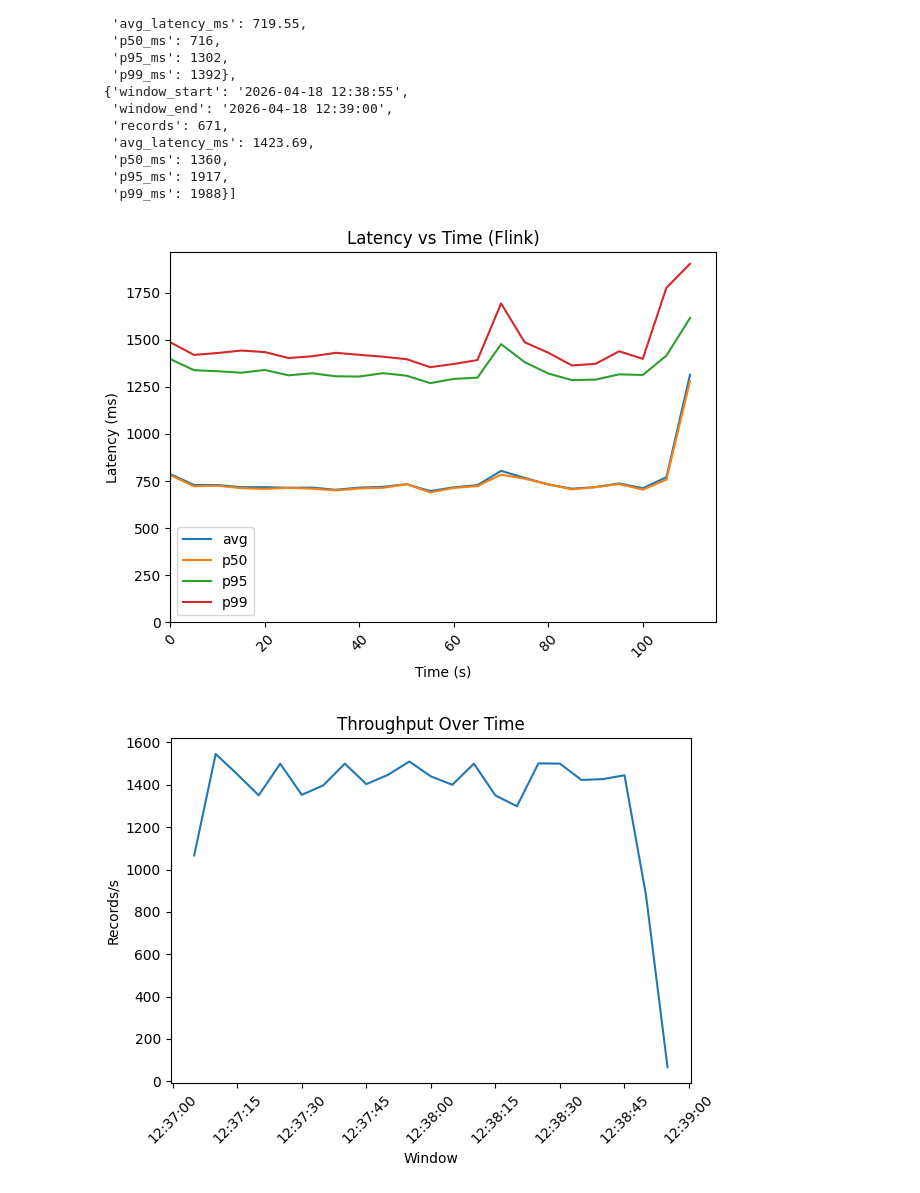
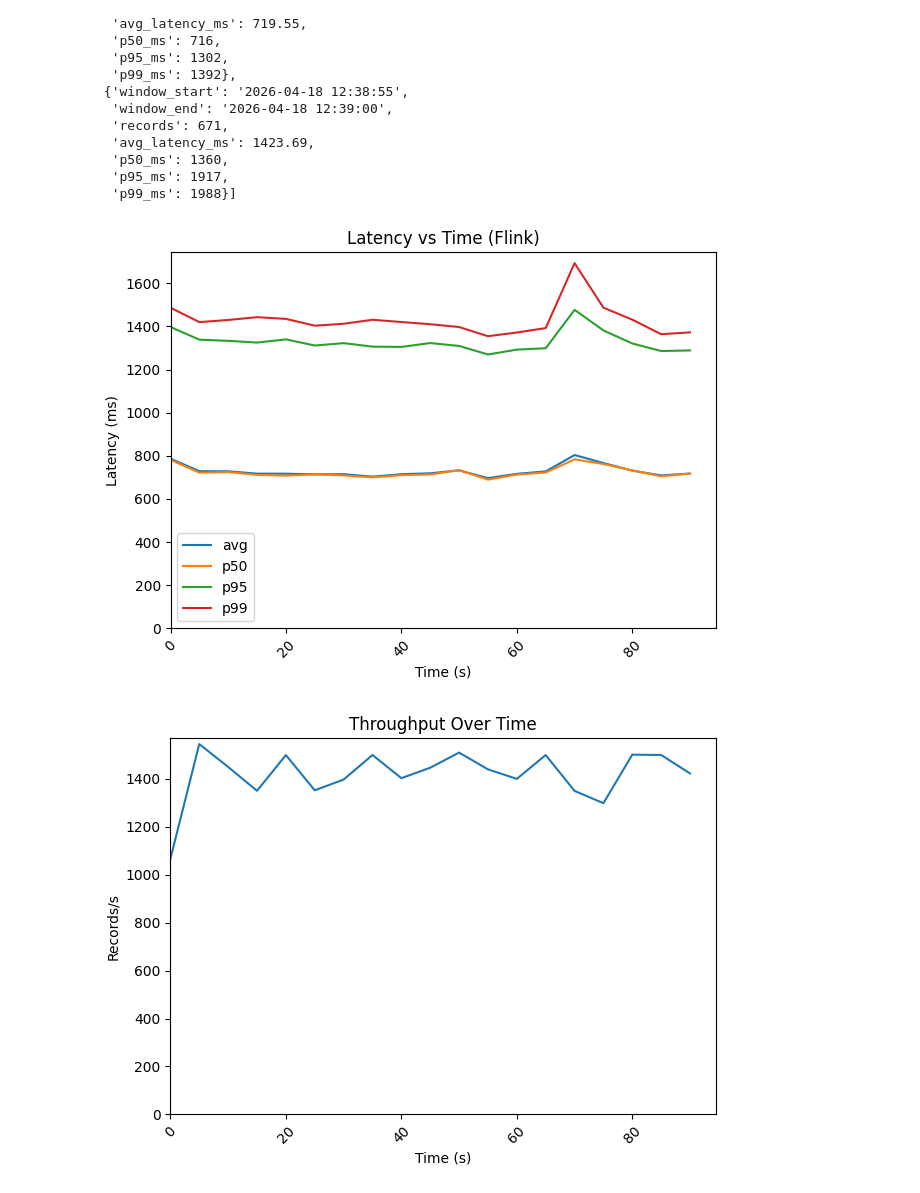
Before and after one commit to mdtahsinsharif/Benchmark-Streaming-Databases, a Jupyter notebook: flink/flink_with_kafka/data_visualizer_flink.ipynb, the cells around one changed output. Cells and saved outputs as stored; diff of their text form; code cells hidden in the pictures.

```diff
--- a/flink/flink_with_kafka/data_visualizer_flink.ipynb
+++ b/flink/flink_with_kafka/data_visualizer_flink.ipynb
@@ -107,10 +107,14 @@ df = df.sort_values("window_start")
 
 # convert to relative time (seconds from start)
 df["time_sec"] = (df["window_start"] - df["window_start"].min()).dt.total_seconds()
+# %%
+df = df[df["time_sec"] <= 90]
 # %%
 # --------------------------------------------------
 # 5. Plot 1: Latency trends
 # --------------------------------------------------
+
+
 plt.figure()
 
 plt.plot(df["time_sec"], df["avg_latency_ms"], label="avg")
@@ -125,33 +129,48 @@ plt.ylabel("Latency (ms)")
 plt.xticks(rotation=45)
 
 plt.xlim(left=0)
 plt.ylim(bottom=0)
 
 plt.tight_layout()
 plt.show()
 
 # --------------------------------------------------
 # 6. Plot 2: Throughput
 # --------------------------------------------------
-plt.figure()
+'''plt.figure()
 plt.plot(df["window_start"], df["throughput_per_sec"])
 plt.title("Throughput Over Time")
 plt.xlabel("Window")
 plt.ylabel("Records/s")
+plt.xticks(rotation=45)
+plt.tight_layout()
+plt.show()
+'''
+plt.figure()
+
+plt.plot(df["time_sec"], df["throughput_per_sec"])
+
+plt.title("Throughput Over Time")
+plt.xlabel("Time (s)")
+plt.ylabel("Records/s")
+
+plt.xlim(left=0)
+plt.ylim(bottom=0)
+
 plt.xticks(rotation=45)
 plt.tight_layout()
 plt.show()
 
 # --------------------------------------------------
 # 7. Plot 3: Latency vs throughput correlation (optional but useful)
 # --------------------------------------------------
 plt.figure()
 plt.scatter(df["records"], df["avg_latency_ms"])
 plt.title("Latency vs Throughput")
 plt.xlabel("Throughput (records/window)")
 plt.ylabel("Avg Latency (ms)")
 plt.tight_layout()
 plt.show()
 # %% [output]
-[figure, old version]
+[figure, new version]
-[figure, old version]
+[figure, new version]
```
Also changed, not shown: parts of 1 cell of this notebook, 18 other files.
